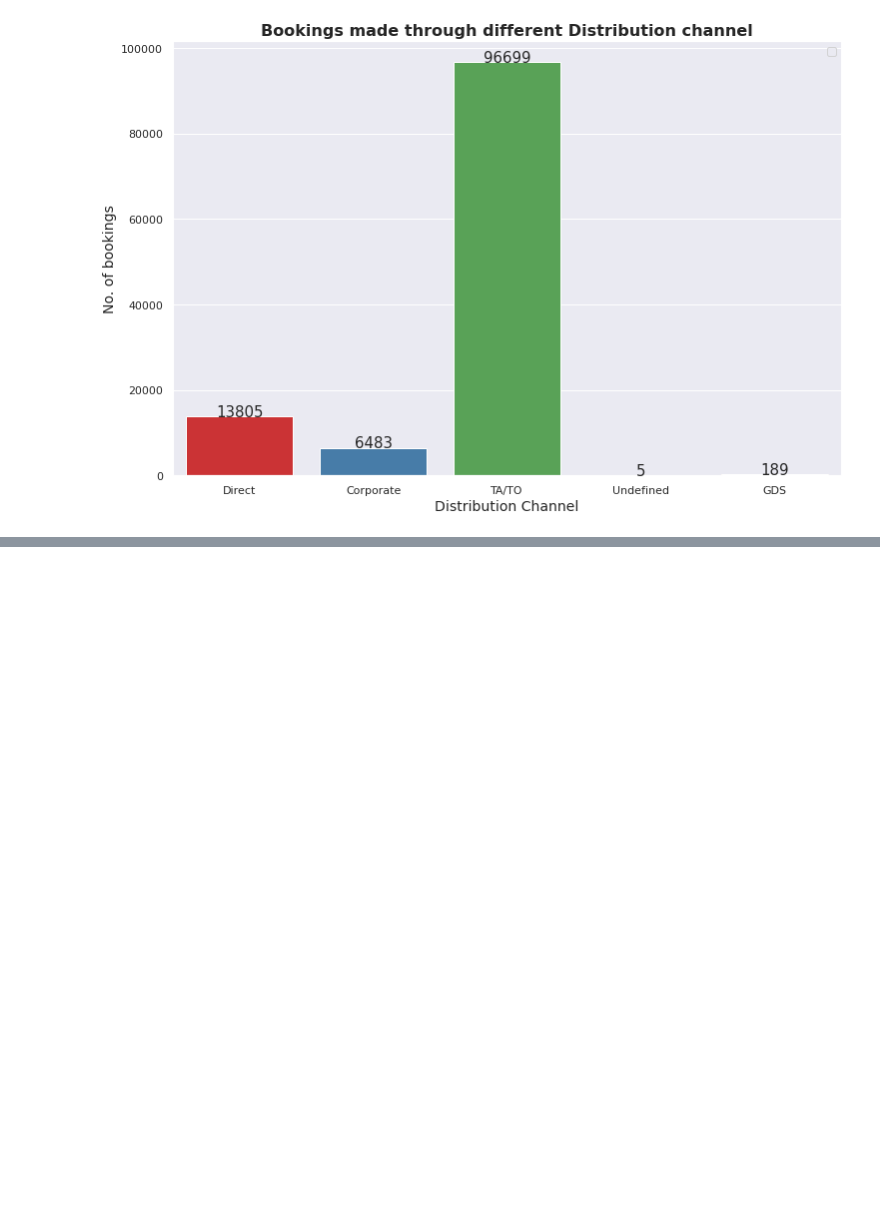
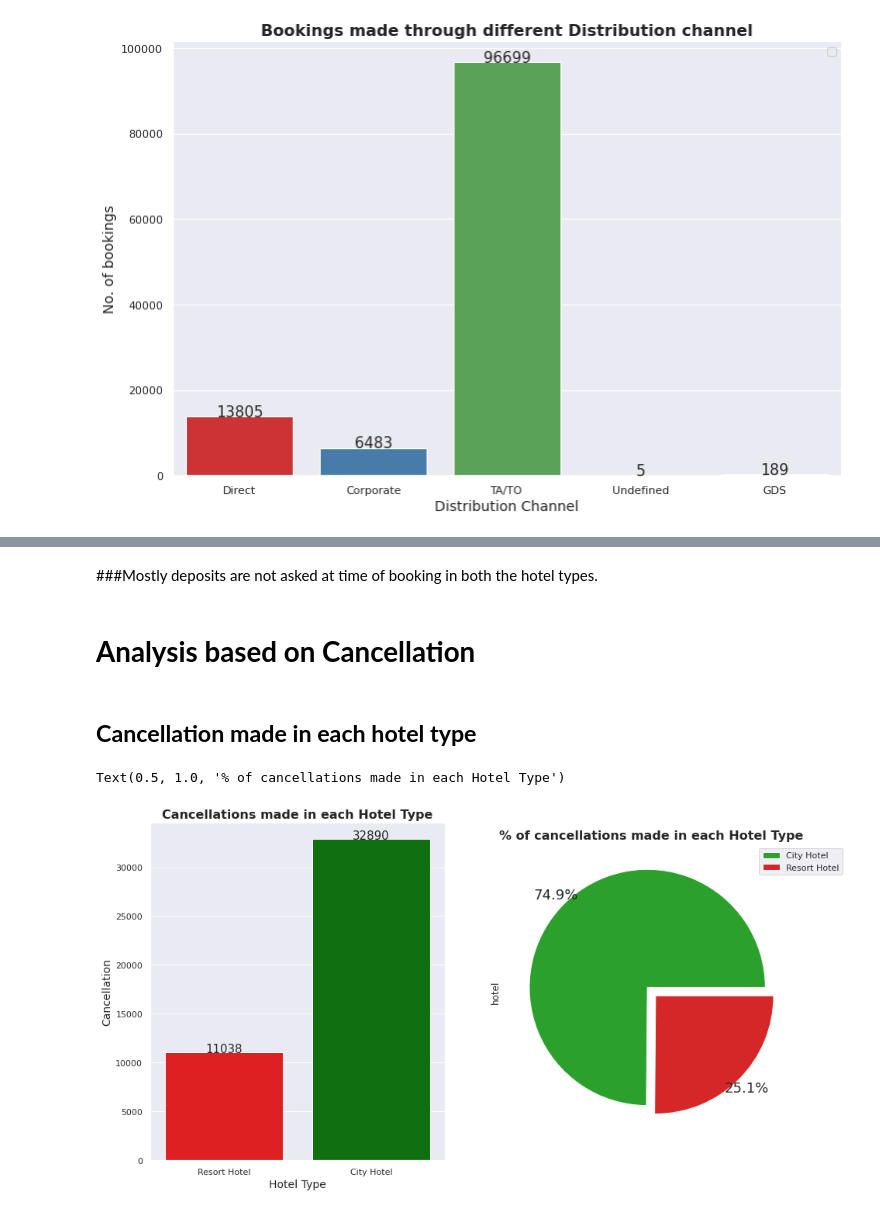
Before and after one commit to sanjaypauloct1989/6.Hotel-booking-EDA, a Jupyter notebook: Hotel Booking Analysis-Capstone Project.ipynb, the cells around one changed output, grey strips where cells are left out. Cells and saved outputs as stored; diff of their text form; code cells hidden in the pictures; blank space fills up the shorter version.

Commit message:
edited using Colaboratory

```diff
--- a/Hotel Booking Analysis-Capstone Project.ipynb
+++ b/Hotel Booking Analysis-Capstone Project.ipynb
@@ -479,0 +547,31 @@ WARNING:matplotlib.legend:No handles with labels found to put in legend.
+# %% [markdown]
+###Mostly deposits are not asked at time of booking in both the hotel types.
+# %% [markdown]
+# **Analysis based on Cancellation**
+# %% [markdown]
+## **Cancellation made in each hotel type**
+# %%
+# Using .loc() property for single condition.
+# Creating a new conditional column where there is cancellation.
+new_df.loc[(new_df['is_canceled']==1), 'is_canceled'] = "Cancellation"
+# %%
+cancellation = new_df.loc[new_df["is_canceled"] =='Cancellation']
+# %%
+# set lables
+fig, axes = plt.subplots(1,2, figsize=(26, 8))
+
+# This graph shows cancellations made in different hotel types.
+ax = sns.countplot(ax=axes[0],x ='hotel', data=cancellation, palette=['red', 'green'])
+sns.set(rc={'figure.figsize':(12,8)})
+ax.set_title('Cancellations made in each Hotel Type',fontsize = 16, fontweight='bold')
+ax.set_xlabel('Hotel Type',fontsize = 14)
+ax.set_ylabel('Cancellation',fontsize = 14)
+for rect in ax.patches:
+   ax.text (rect.get_x() + rect.get_width()  / 2,rect.get_height()+ 0.20,rect.get_height(),horizontalalignment='center', fontsize = 15)
+
+ax=axes[1],cancellation['hotel'].value_counts().plot.pie(explode=[0.05]*2, autopct='%1.1f%%', figsize=(15,8),fontsize=18,pctdistance=1.1,labeldistance=1.3,labels=None,colors=['tab:green','tab:red'])
+plt.legend(bbox_to_anchor=(0.85, 1), loc='upper left', labels=df['hotel'].value_counts().index.tolist())
+plt.title('% of cancellations made in each Hotel Type',fontsize = 16, fontweight='bold')
+# %% [output]
+Text(0.5, 1.0, '% of cancellations made in each Hotel Type')
+[figure, added]
```
Also changed, not shown: parts of 12 cells of this notebook.
